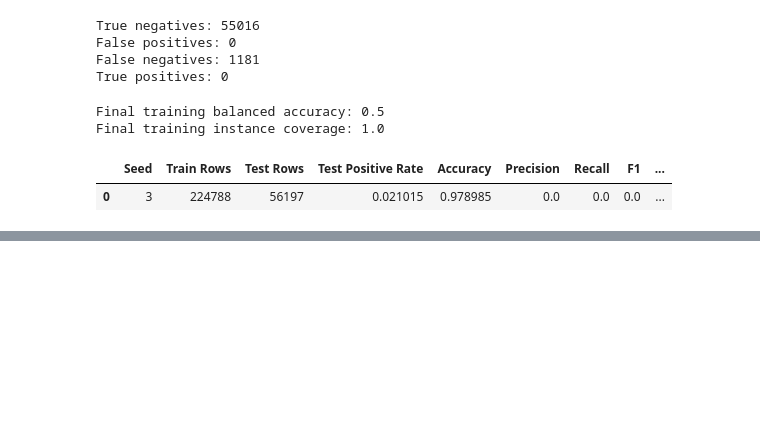
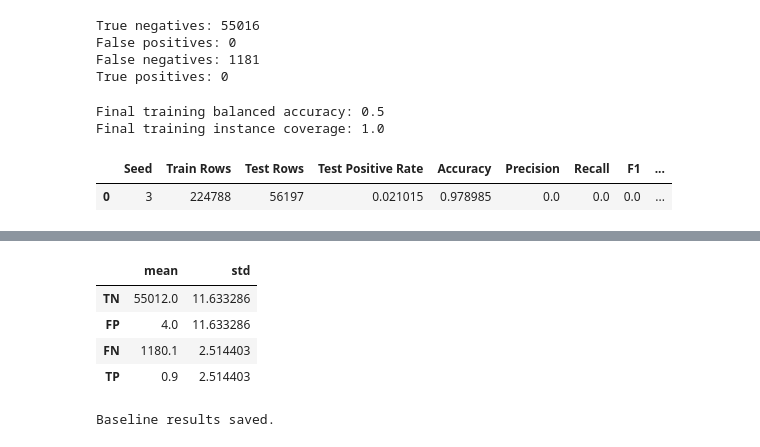
Before and after one commit to fatehbhular/Heart-Disease-Prediction-Model, a Jupyter notebook: notebooks Phase 2/Task_2_Original_LCS_System_on_Raw_Dataset.ipynb, the cells around one changed output, grey strips where cells are left out. Saved outputs shown, nothing was run; the diff lists cells and outputs as text; code cells hidden in the pictures; blank space fills up the shorter version.

```diff
--- a/notebooks Phase 2/Task_2_Original_LCS_System_on_Raw_Dataset.ipynb
+++ b/notebooks Phase 2/Task_2_Original_LCS_System_on_Raw_Dataset.ipynb
@@ -461,0 +710,23 @@ single_run_summary
+# %%
+confusion_summary = baseline_results[
+    ["TN", "FP", "FN", "TP"]
+].agg(
+    ["mean", "std"]
+).T
+
+confusion_summary
+# %% [output]
+|  | mean | std |
+| TN | 55012.0 | 11.633286 |
+| FP | 4.0 | 11.633286 |
+| FN | 1180.1 | 2.514403 |
+| TP | 0.9 | 2.514403 |
+# %%
+baseline_results.to_csv(
+    "Task_2_Baseline_Results.csv",
+    index=False
+)
+
+print("Baseline results saved.")
+# %% [output]
+Baseline results saved.
```
Also changed, not shown: parts of 7 cells of this notebook, 1 other file.
